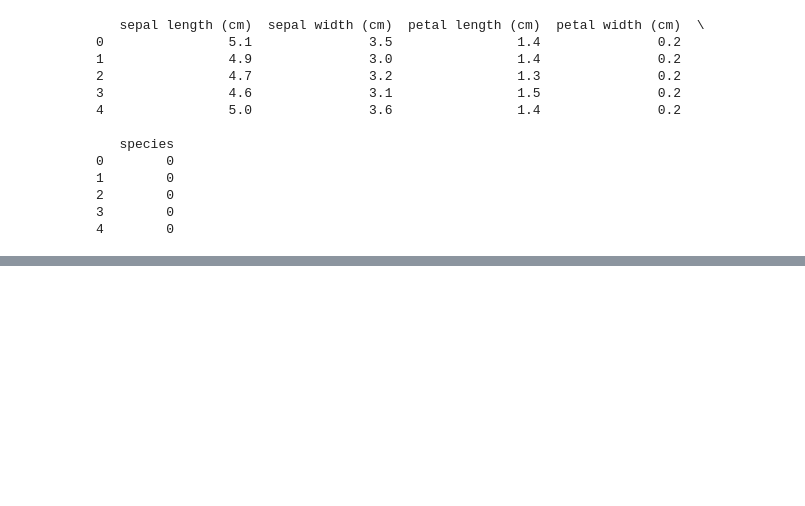
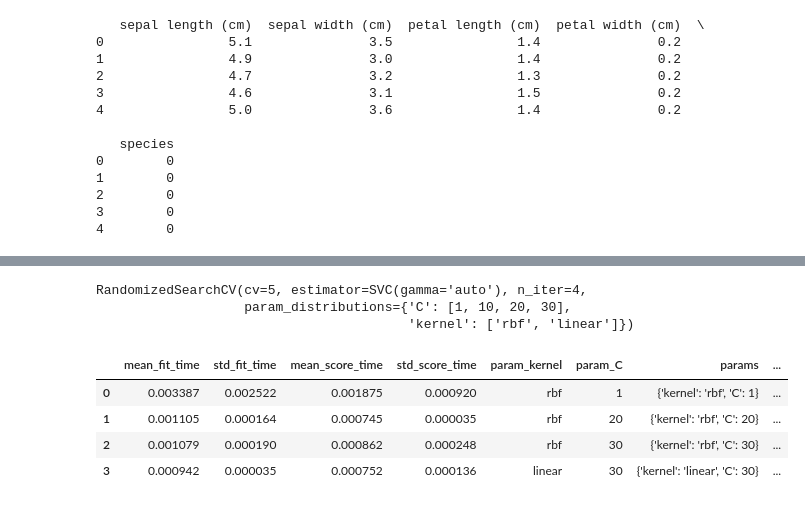
Before and after one commit to rajan108krsn/Machine-Learning, a Jupyter notebook: gridSearchCV.ipynb, the cells around one changed output, grey strips where cells are left out. Drawn from its saved outputs; the diff is of its cells as text; code cells hidden in the pictures; blank space fills up the shorter version.

```diff
--- a/gridSearchCV.ipynb
+++ b/gridSearchCV.ipynb
@@ -35,0 +48,4 @@ X, y, test_size=0.33, random_state=42)
+# %%
+from sklearn.svm import SVC
+model_svm = SVC(gamma='auto')
+model_svm.fit(X_train,y_train)
@@ -35,0 +58,9 @@ X, y, test_size=0.33, random_state=42)
+# %%
+#grid lagayenge ab
+from sklearn.model_selection import GridSearchCV
+classifier = GridSearchCV((model_svm),{
+    'C' : [10,30,1,40],
+    'kernel': ['rbf','linear']
+},cv=5)
+# %%
+classifier.fit(X,y)
@@ -35,0 +85,23 @@ X, y, test_size=0.33, random_state=42)
+# %%
+from sklearn.model_selection import RandomizedSearchCV
+
+classifier_r = RandomizedSearchCV((model_svm),
+                                  {
+                                      'C':[1,10,20,30],
+                                      'kernel': ['rbf','linear'],
+                                  },n_iter=4,cv=5,return_train_score=False
+                                  )
+classifier_r.fit(X,y)
+# %% [output]
+RandomizedSearchCV(cv=5, estimator=SVC(gamma='auto'), n_iter=4,
+                   param_distributions={'C': [1, 10, 20, 30],
+                                        'kernel': ['rbf', 'linear']})
+# %%
+results = pd.DataFrame(classifier_r.cv_results_)
+results
+# %% [output]
+|  | mean_fit_time | std_fit_time | mean_score_time | std_score_time | param_kernel | param_C | params | ... |
+| 0 | 0.003387 | 0.002522 | 0.001875 | 0.000920 | rbf | 1 | {'kernel': 'rbf', 'C': 1} | ... |
+| 1 | 0.001105 | 0.000164 | 0.000745 | 0.000035 | rbf | 20 | {'kernel': 'rbf', 'C': 20} | ... |
+| 2 | 0.001079 | 0.000190 | 0.000862 | 0.000248 | rbf | 30 | {'kernel': 'rbf', 'C': 30} | ... |
+| 3 | 0.000942 | 0.000035 | 0.000752 | 0.000136 | linear | 30 | {'kernel': 'linear', 'C': 30} | ... |
```
Also changed, not shown: parts of 9 cells of this notebook.
